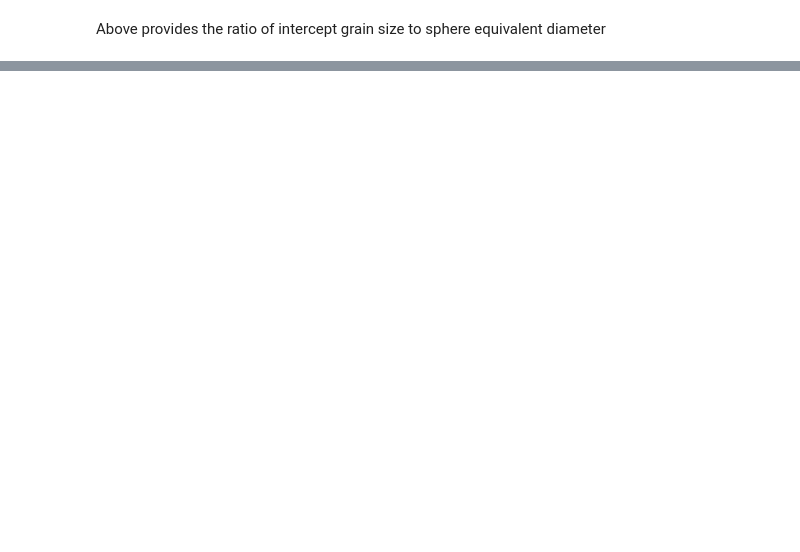
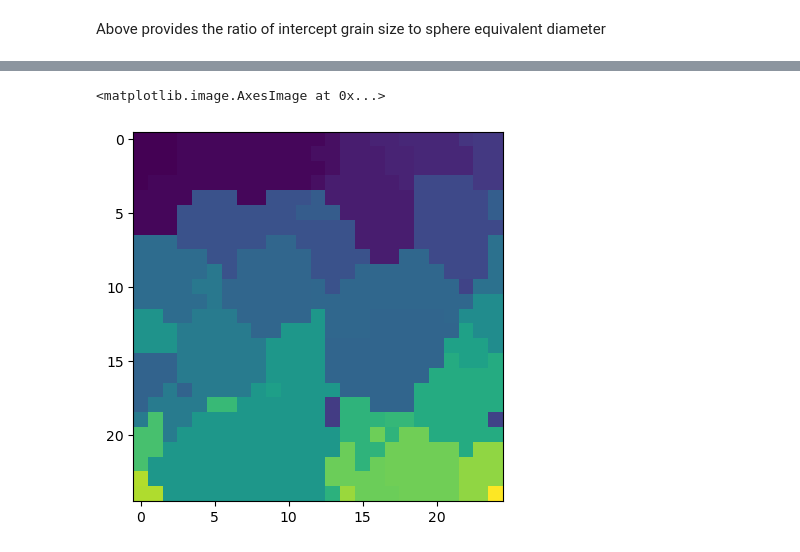
Before and after one commit to Design-By-Fundamentals-UKAEA/UPXO, a Jupyter notebook: src/upxo/demos/gschar/gschar3d-1.ipynb, the cells around one changed output, grey strips where cells are left out. Saved outputs shown, nothing was run; the diff lists cells and outputs as text; code cells hidden in the pictures; blank space fills up the shorter version.

```diff
--- a/src/upxo/demos/gschar/gschar3d-1.ipynb
+++ b/src/upxo/demos/gschar/gschar3d-1.ipynb
@@ -314,0 +552,5 @@ Above provides the ratio of intercept grain size to sphere equivalent diameter
+# %%
+plt.imshow(lfi_cc3d[:, :, -2:-1])
+# %% [output]
+<matplotlib.image.AxesImage at 0x...>
+[figure, added]
```
Also changed, not shown: parts of 35 cells of this notebook, 6 other files.
